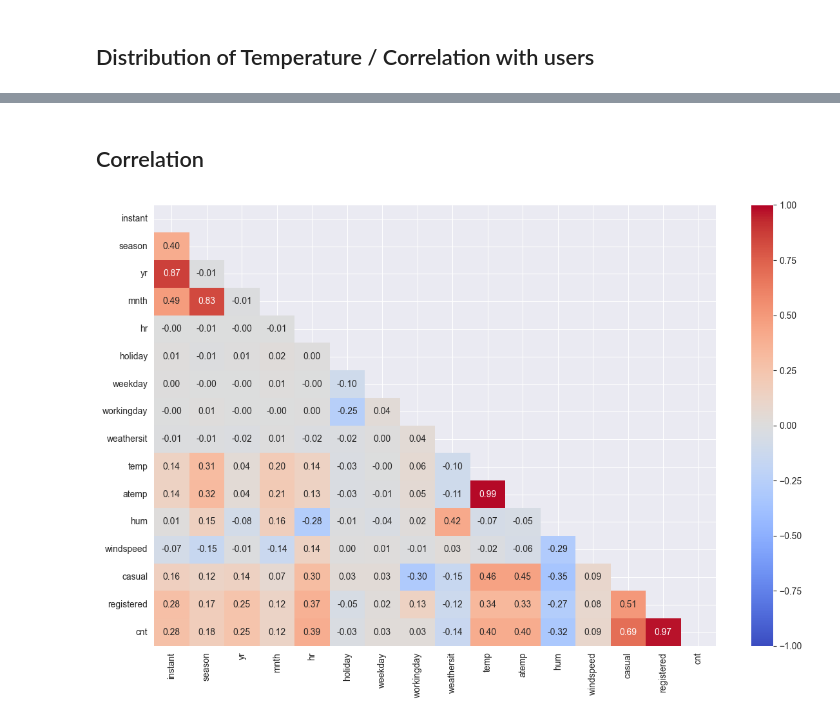
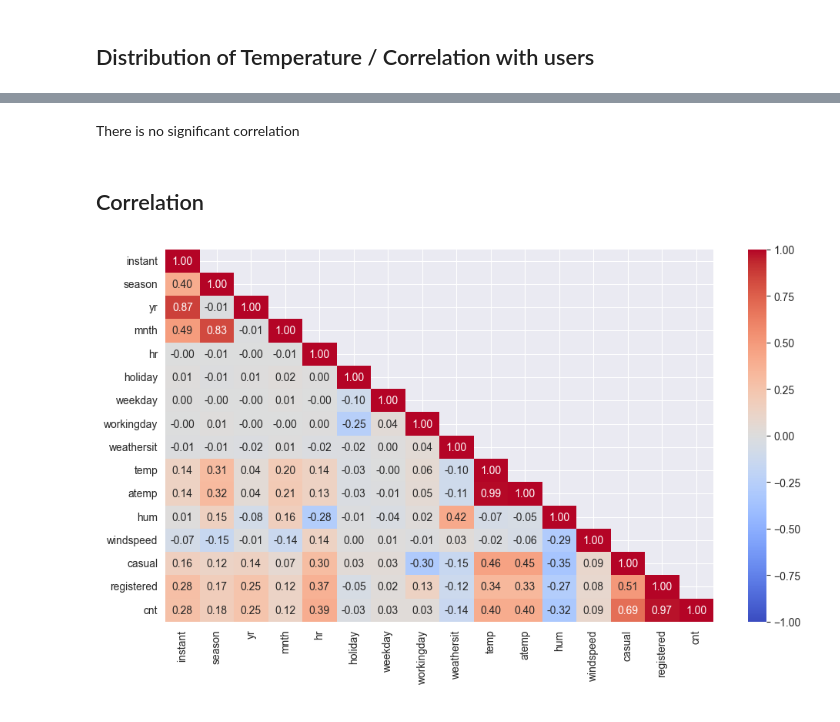
Before and after one commit to 7Steffen7/42HN-x-appliedAI-Machine-Learning-MLOps-Part-1, a Jupyter notebook: first_notebook.ipynb, the cells around one changed output, grey strips where cells are left out. Saved outputs shown, nothing was run; the diff lists cells and outputs as text; code cells hidden in the pictures.

```diff
--- a/first_notebook.ipynb
+++ b/first_notebook.ipynb
@@ -148,11 +136,13 @@ for i, col in enumerate(lst_values):
+# %% [markdown]
+There is no significant correlation
 # %% [markdown]
 ## Correlation
 # %%
 numeric_df = df.select_dtypes(include=['float64', 'int64'])
 corr = numeric_df.corr()
-mask = np.triu(np.ones_like(corr, dtype=bool))
-plt.figure(figsize=(12, 8))
+mask = np.triu(np.ones_like(corr, dtype=bool), k=1)
+plt.figure(figsize=(10, 6))
 sns.heatmap(corr, mask=mask, center=0, vmin=-1, vmax=1, annot=True, fmt='.2f', cmap='coolwarm')
 plt.tight_layout()
 # %% [output]
-[figure, old version]
+[figure, new version]
```
Also changed, not shown: parts of 8 cells of this notebook.
